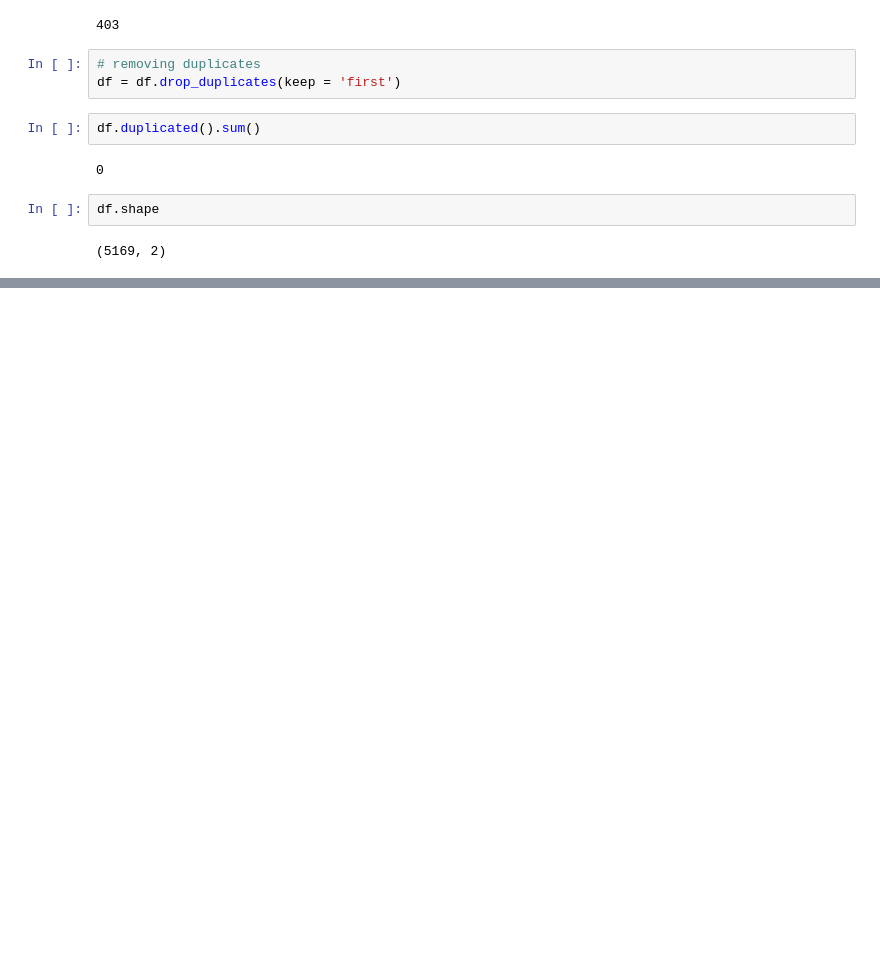
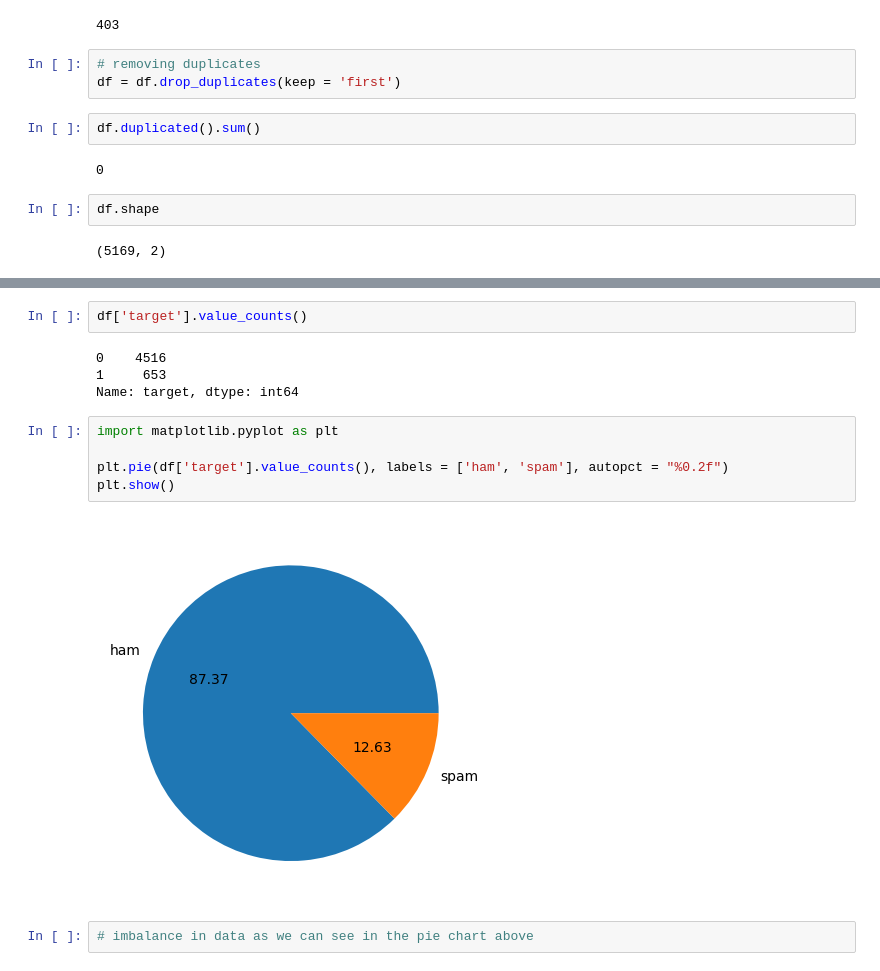
Before and after one commit to awkward-student/sms-spam-classifier, a Jupyter notebook: sms-spam-detection.ipynb, the cells around one changed output, grey strips where cells are left out. Drawn from its saved outputs; the diff is of its cells as text; blank space fills up the shorter version.

Commit message:
performed exploratory data analysis

```diff
--- a/sms-spam-detection.ipynb
+++ b/sms-spam-detection.ipynb
@@ -95,0 +107,15 @@ df.shape
+# %%
+df['target'].value_counts()
+# %% [output]
+0    4516
+1     653
+Name: target, dtype: int64
+# %%
+import matplotlib.pyplot as plt
+
+plt.pie(df['target'].value_counts(), labels = ['ham', 'spam'], autopct = "%0.2f")
+plt.show()
+# %% [output]
+[figure, added]
+# %%
+# imbalance in data as we can see in the pie chart above
```
Also changed, not shown: parts of 17 cells of this notebook.
